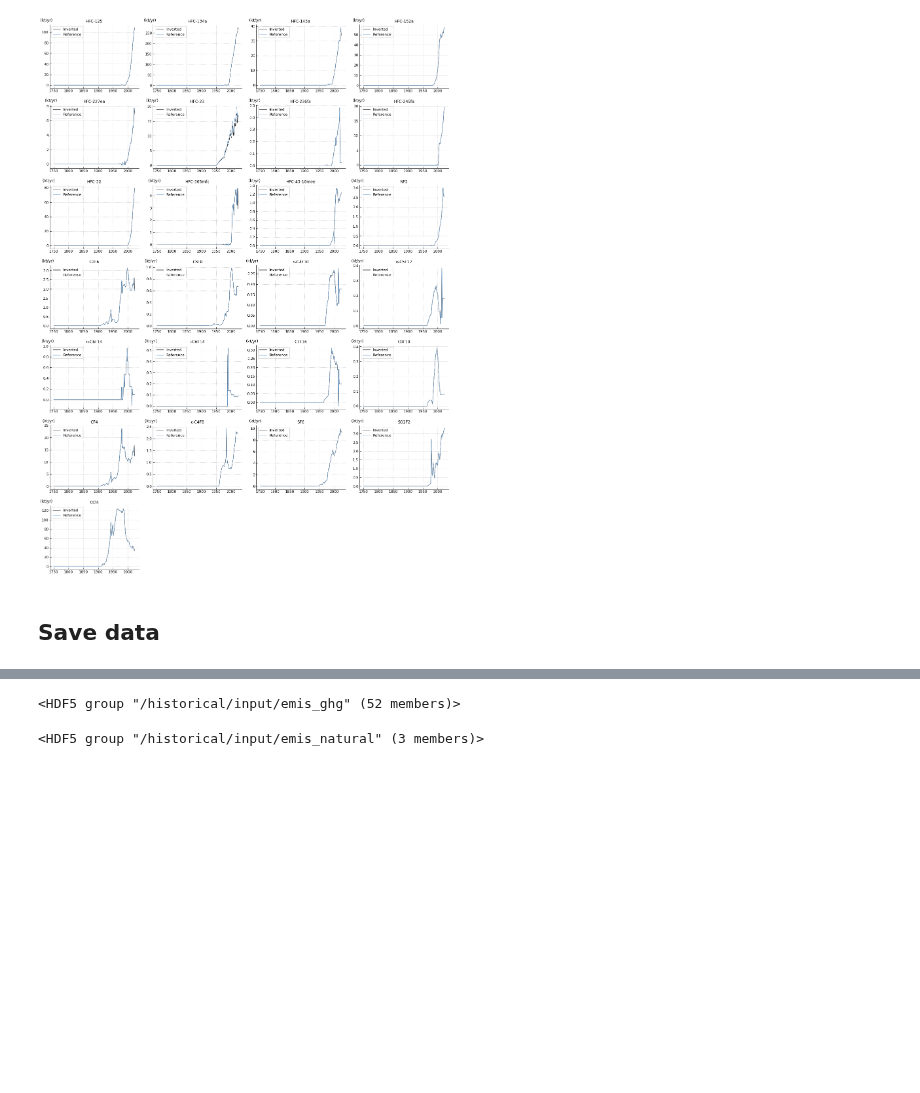
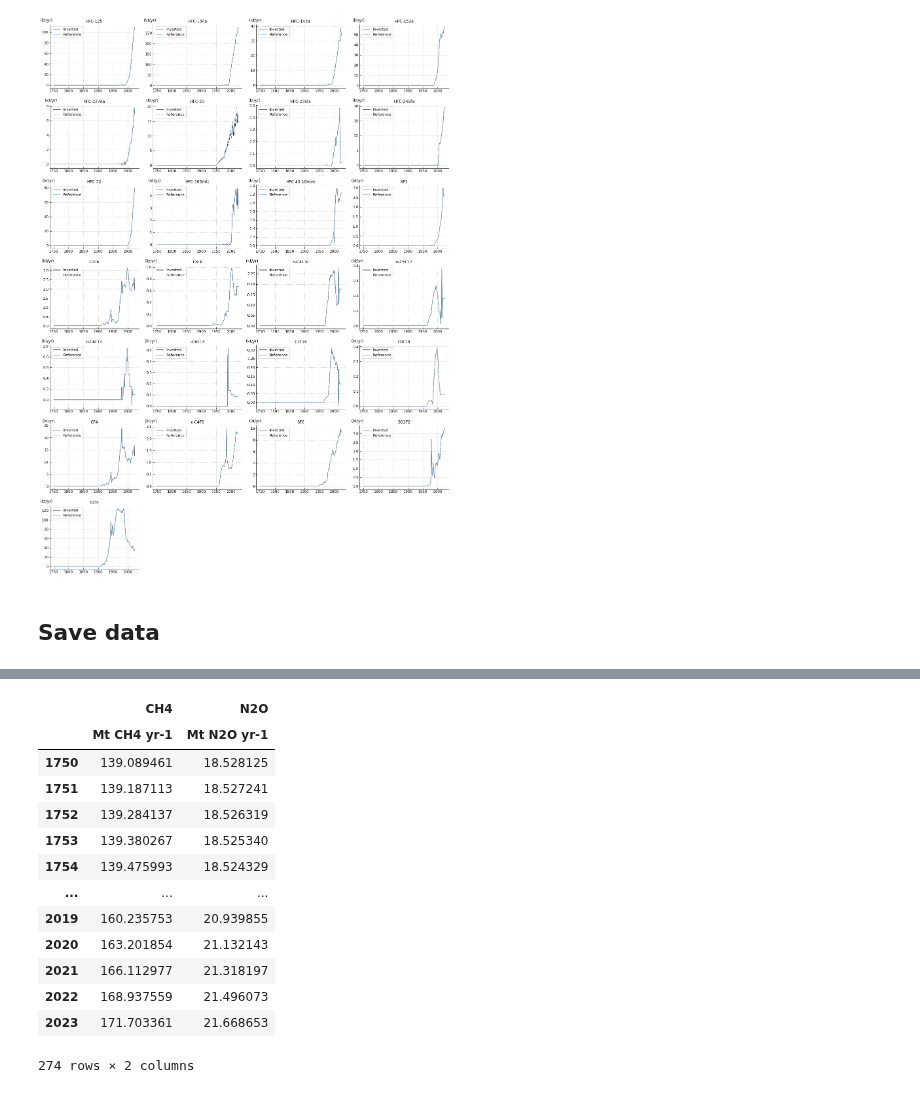
Before and after one commit to tsutsui1872/mce, a Jupyter notebook: notebook/mk_inv_emissions.ipynb, the cells around one changed output, grey strips where cells are left out. Drawn from its saved outputs; the diff is of its cells as text; code cells hidden in the pictures; blank space fills up the shorter version.

```diff
--- a/notebook/mk_inv_emissions.ipynb
+++ b/notebook/mk_inv_emissions.ipynb
@@ -427,4 +422,0 @@ for gas, v in df.items():
-# %%
-ds.file['historical/input/emis_ghg']
-# %% [output]
-<HDF5 group "/historical/input/emis_ghg" (52 members)>
@@ -431 +429,22 @@ ds.file['historical/input/emis_ghg']
+# %%
+df = df_emis_natural
+df.columns = pd.MultiIndex.from_tuples([
+    (gas, '{} {} yr-1'.format(map_units[gas], gas)) for gas in df
+])
+df
+# %% [output]
+|  | CH4 | N2O |
+|  | Mt CH4 yr-1 | Mt N2O yr-1 |
+| 1750 | 139.089461 | 18.528125 |
+| 1751 | 139.187113 | 18.527241 |
+| 1752 | 139.284137 | 18.526319 |
+| 1753 | 139.380267 | 18.525340 |
+| 1754 | 139.475993 | 18.524329 |
+| ... | ... | ... |
+| 2019 | 160.235753 | 20.939855 |
+| 2020 | 163.201854 | 21.132143 |
+| 2021 | 166.112977 | 21.318197 |
+| 2022 | 168.937559 | 21.496073 |
+| 2023 | 171.703361 | 21.668653 |
+274 rows × 2 columns
 # %%
@@ -442,7 +456,3 @@ for gas, v in df.items():
-# %%
-ds.file['historical/input/emis_natural']
-# %% [output]
-<HDF5 group "/historical/input/emis_natural" (3 members)>
 # %%
 ds.close()
 # %% [output]
```
Also changed, not shown: parts of 19 cells of this notebook, 2 other files.
